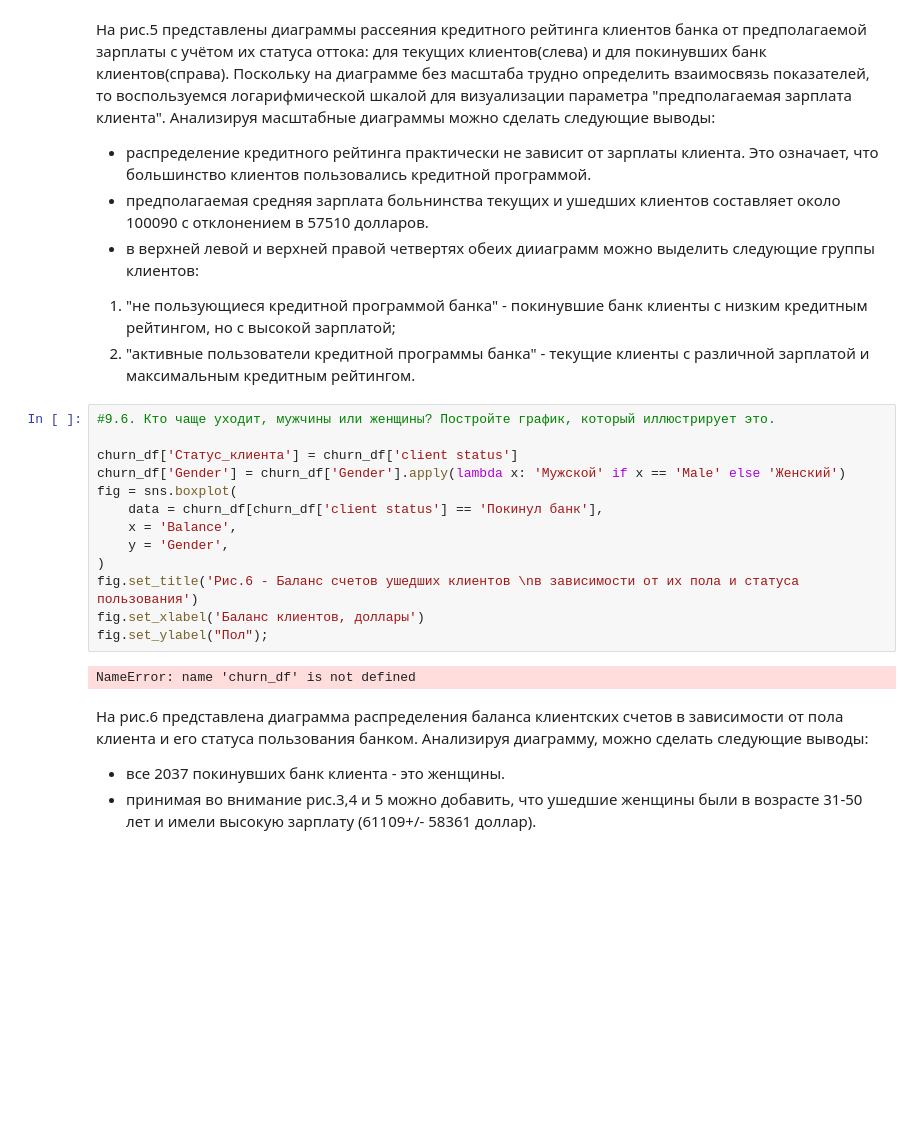
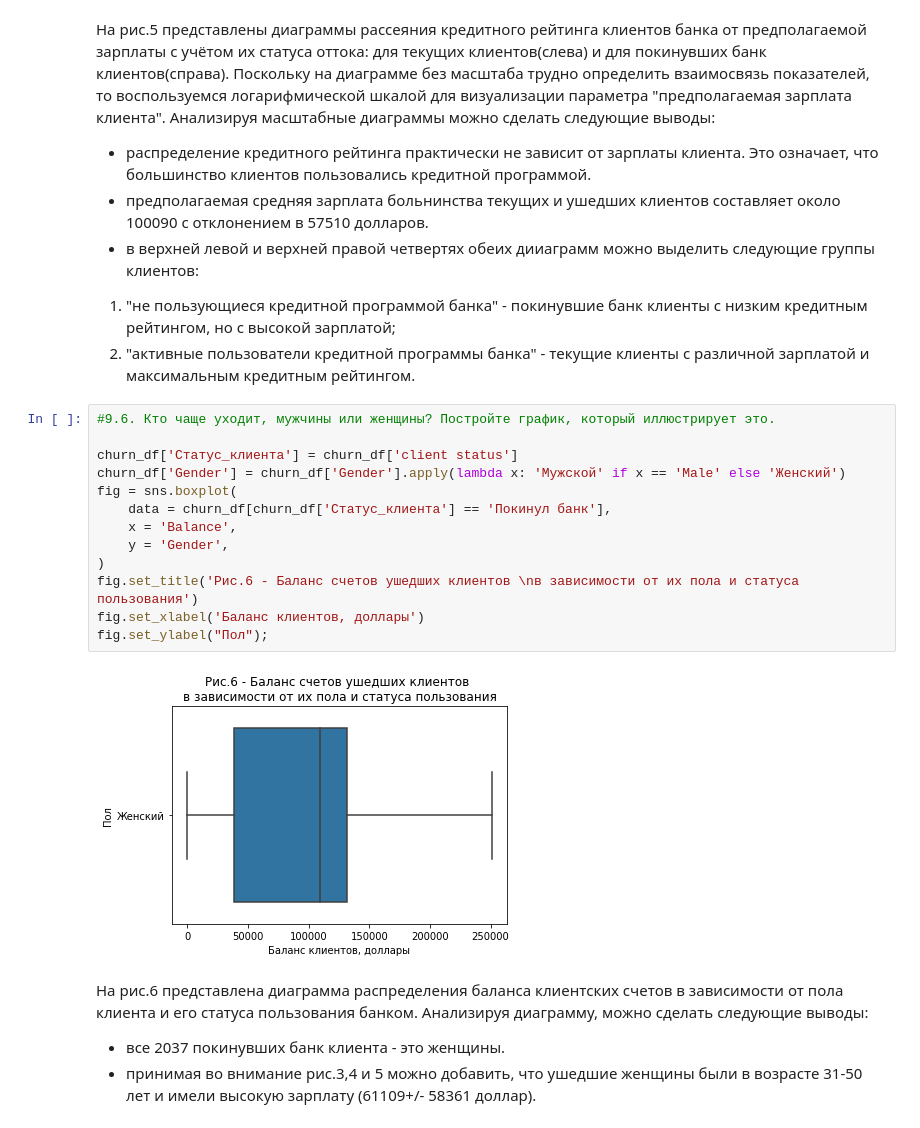
Before and after one commit to Alex1iv/sf_data_sci, a Jupyter notebook: Project_1/Bank_clients.ipynb, the cells around one changed output. Saved outputs shown, nothing was run; the diff lists cells and outputs as text; blank space fills up the shorter version.

```diff
--- a/Project_1/Bank_clients.ipynb
+++ b/Project_1/Bank_clients.ipynb
@@ -201,18 +201,18 @@ axes[1].grid();
 # %%
 #9.6. Кто чаще уходит, мужчины или женщины? Постройте график, который иллюстрирует это.
 
 churn_df['Статус_клиента'] = churn_df['client status']
 churn_df['Gender'] = churn_df['Gender'].apply(lambda x: 'Мужской' if x == 'Male' else 'Женский')
 fig = sns.boxplot(
-    data = churn_df[churn_df['client status'] == 'Покинул банк'],
+    data = churn_df[churn_df['Статус_клиента'] == 'Покинул банк'],
     x = 'Balance',
     y = 'Gender',
 )
 fig.set_title('Рис.6 - Баланс счетов ушедших клиентов \nв зависимости от их пола и статуса пользования')
 fig.set_xlabel('Баланс клиентов, доллары')
 fig.set_ylabel("Пол");
 # %% [output]
-NameError: name 'churn_df' is not defined
+[figure, added]
 # %% [markdown]
 На рис.6 представлена диаграмма распределения баланса клиентских счетов в зависимости от пола клиента и его статуса пользования банком. Анализируя диаграмму, можно сделать следующие выводы:
 * все 2037 покинувших банк клиента - это женщины.
```
Also changed, not shown: parts of 2 cells of this notebook.
